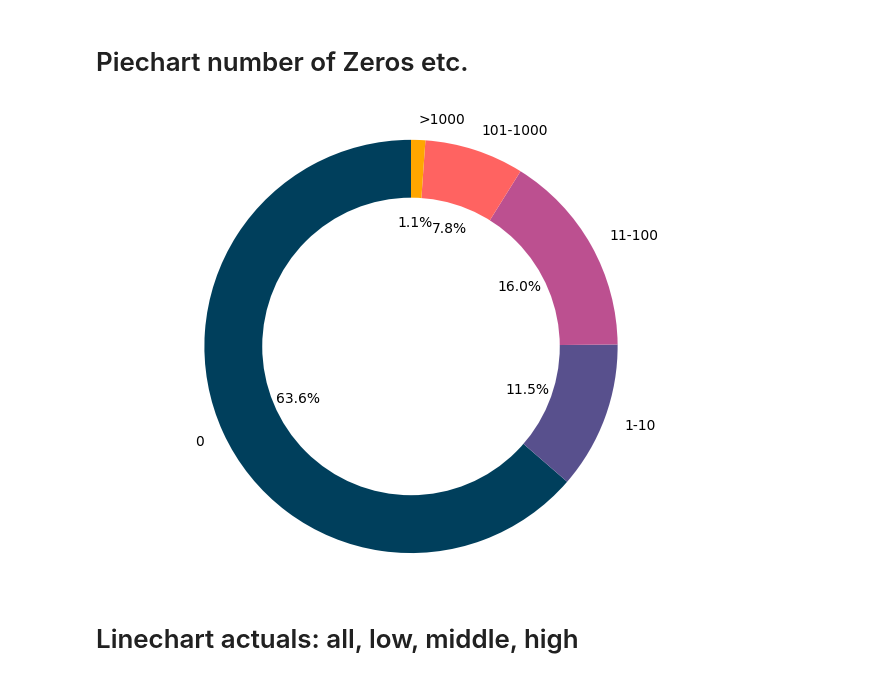
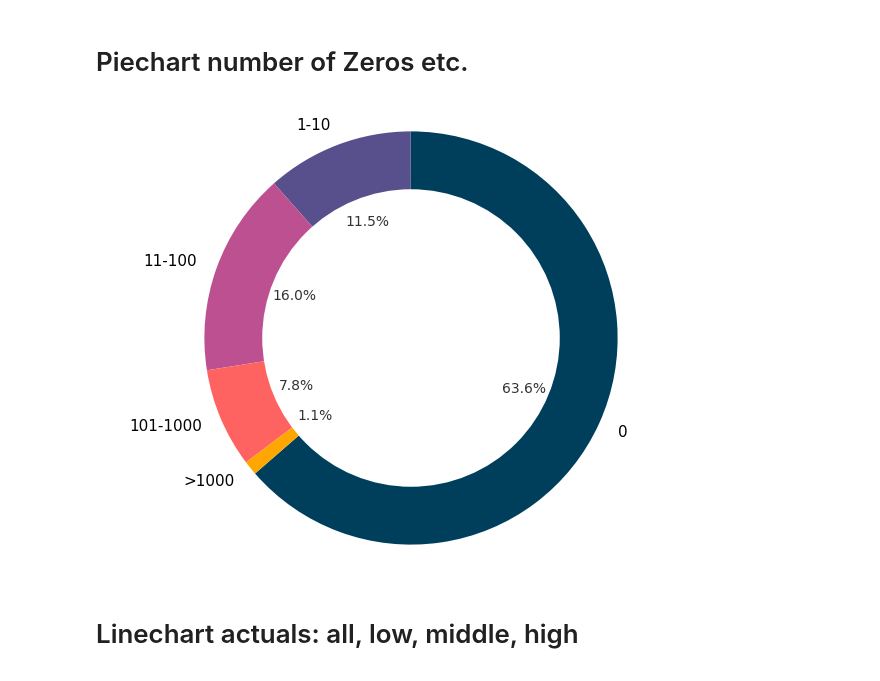
Before and after one commit to toboden/ConflictPredProbabilistic, a Jupyter notebook: plots_model_comp/dataset_description.ipynb, the cells around one changed output. Drawn from its saved outputs; the diff is of its cells as text; code cells hidden in the pictures.

```diff
--- a/plots_model_comp/dataset_description.ipynb
+++ b/plots_model_comp/dataset_description.ipynb
@@ -266,35 +266,47 @@ class_0 = sum(1 for i in data if i == 0)
 class_1_10 = sum(1 for i in data if 1 <= i <= 10)
 class_11_100 = sum(1 for i in data if 11 <= i <= 100)
 class_101_1000 = sum(1 for i in data if 101 <= i <= 1000)
 class_gt_1000 = sum(1 for i in data if i > 1000)
 
 # Berechne den prozentualen Anteil jeder Klasse
 total_samples = len(data)
 percent_class_0 = (class_0 / total_samples) * 100
 percent_class_1_10 = (class_1_10 / total_samples) * 100
 percent_class_11_100 = (class_11_100 / total_samples) * 100
 percent_class_101_1000 = (class_101_1000 / total_samples) * 100
 percent_class_gt_1000 = (class_gt_1000 / total_samples) * 100
 
 # Erstelle das Pie-Chart
 labels = ['0', '1-10', '11-100', '101-1000', '>1000']
 sizes = [percent_class_0, percent_class_1_10, percent_class_11_100, percent_class_101_1000, percent_class_gt_1000]
 colors = ['#003f5c','#58508d','#bc5090','#ff6361','#ffa600']
 
 
 # Pie chart
 fig1, ax1 = plt.subplots()
-ax1.pie(sizes, colors = colors, labels=labels, autopct='%1.1f%%', startangle=90)
+#ax1.pie(sizes, colors = colors, labels=labels, autopct='%1.1f%%', startangle=-139)
+
+wedges, texts, autotexts = ax1.pie(sizes, colors = colors, labels=labels, autopct='%1.1f%%', startangle=-139)
+
+for text in texts:
+    text.set_fontsize(11)
+
+for autotext in autotexts:
+    autotext.set_fontsize(10)
+    autotext.set_color('#333333')
+
+
+
 #draw circle
 centre_circle = plt.Circle((0,0),0.72,fc='white')
 fig = plt.gcf()
 fig.gca().add_artist(centre_circle)
 # Equal aspect ratio ensures that pie is drawn as a circle
 ax1.axis('equal')
 plt.tight_layout()
 plt.show()
 # %% [output]
-[figure, old version]
+[figure, new version]
 # %% [markdown]
 # Linechart actuals: all, low, middle, high
 # %%
```
